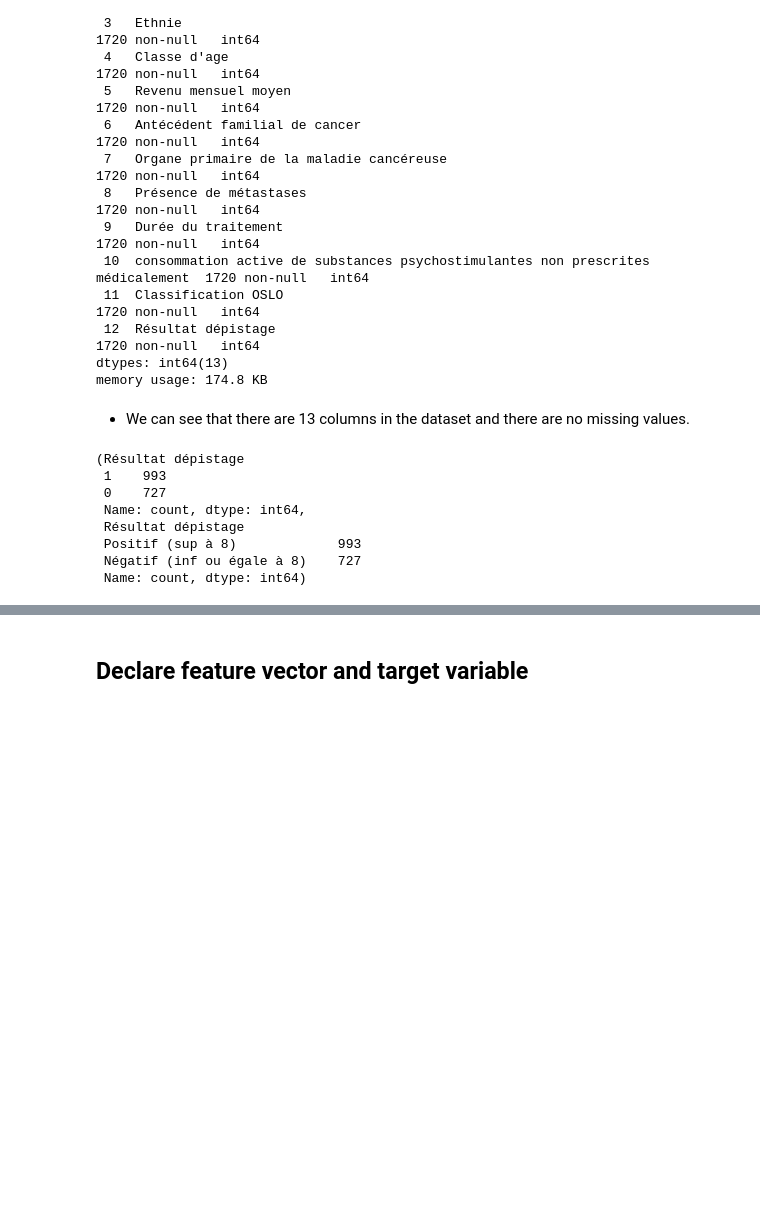
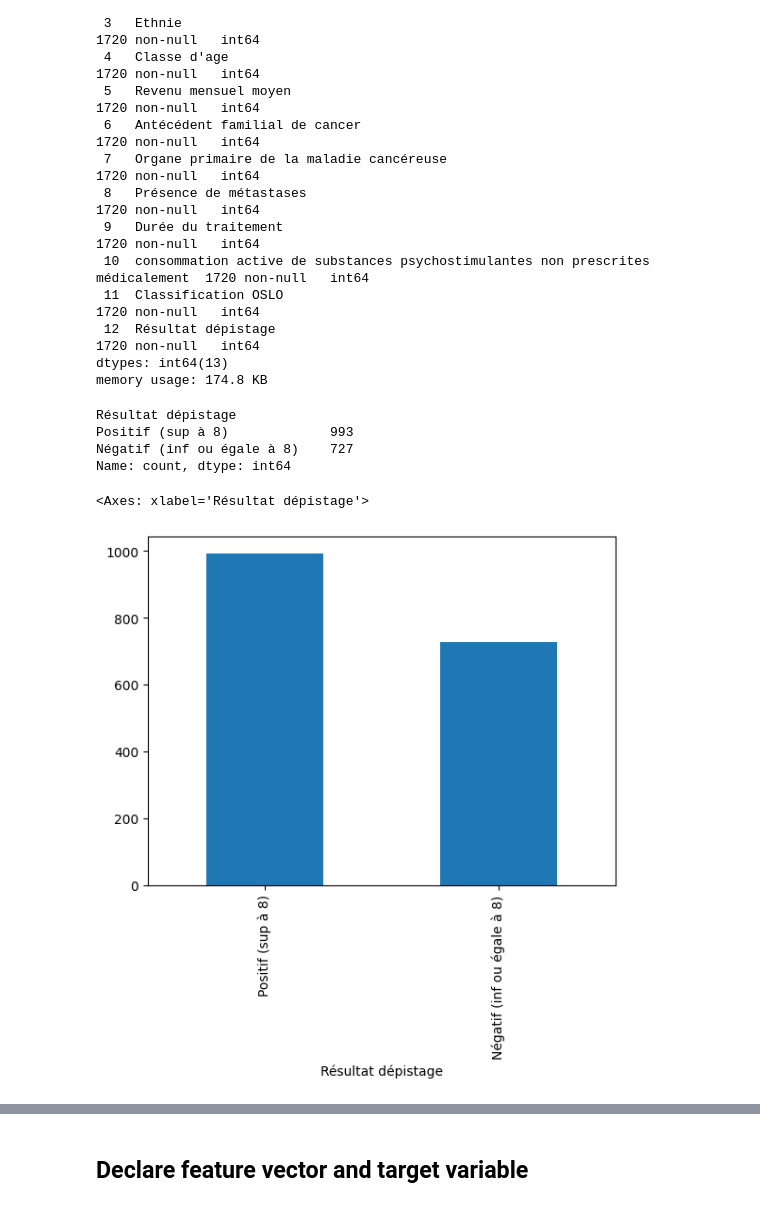
Before and after one commit to KokouNoe/muscoloskeletal_disorder_prediction, a Jupyter notebook: TMC_prediction.ipynb, the cells around one changed output, grey strips where cells are left out. Saved outputs shown, nothing was run; the diff lists cells and outputs as text; code cells hidden in the pictures; blank space fills up the shorter version.

```diff
--- a/TMC_prediction.ipynb
+++ b/TMC_prediction.ipynb
@@ -97,16 +110,17 @@ Data columns (total 13 columns):
  12  Résultat dépistage                                                               1720 non-null   int64
 dtypes: int64(13)
 memory usage: 174.8 KB
-# %% [markdown]
-- We can see that there are 13 columns in the dataset and there are no missing values.
 # %%
-df['Résultat dépistage'].value_counts(),data['Résultat dépistage'].value_counts()
+#target variable distribution
+data['Résultat dépistage'].value_counts()
 # %% [output]
-(Résultat dépistage
- 1    993
- 0    727
- Name: count, dtype: int64,
- Résultat dépistage
- Positif (sup à 8)             993
- Négatif (inf ou égale à 8)    727
- Name: count, dtype: int64)
+Résultat dépistage
+Positif (sup à 8)             993
+Négatif (inf ou égale à 8)    727
+Name: count, dtype: int64
+# %%
+#target variable visualisation
+data['Résultat dépistage'].value_counts().plot(kind="bar")
+# %% [output]
+<Axes: xlabel='Résultat dépistage'>
+[figure, added]
```
Also changed, not shown: parts of 56 cells of this notebook, 1 other file.
